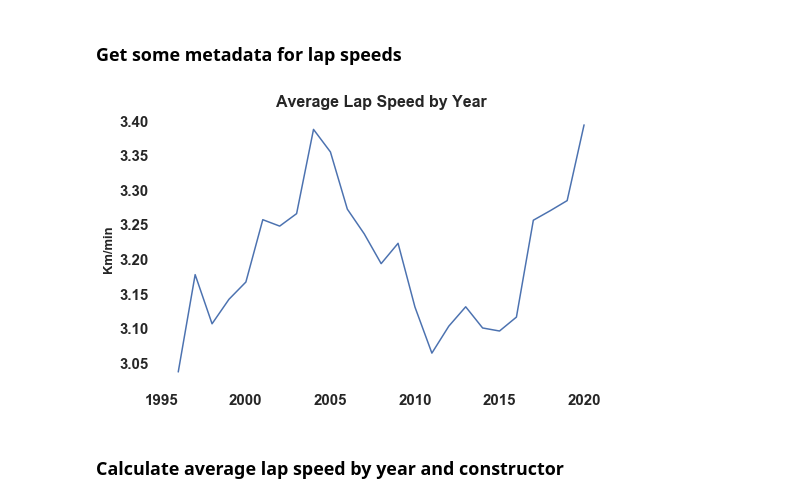
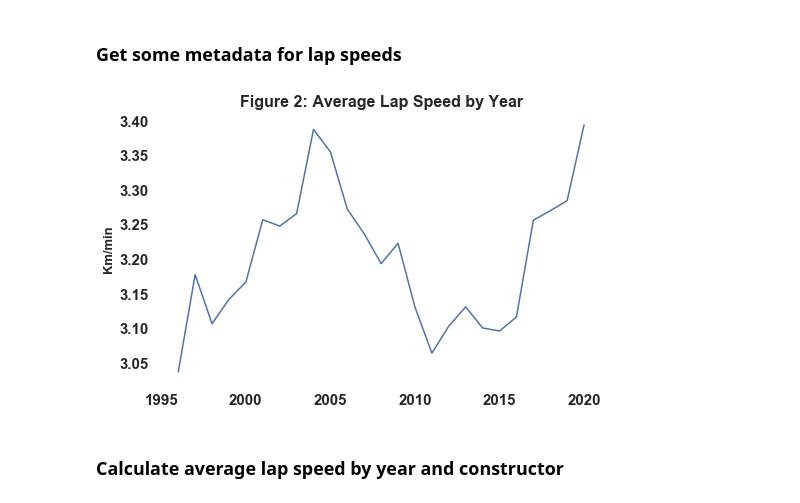
Before and after one commit to BiancaMT25/DataVizAssignment, a Jupyter notebook: Visualisation_1.ipynb, the cells around one changed output. Drawn from its saved outputs; the diff is of its cells as text; code cells hidden in the pictures.

```diff
--- a/Visualisation_1.ipynb
+++ b/Visualisation_1.ipynb
@@ -80,27 +78,27 @@ lap_stats = pd.DataFrame({'avg_km_min' : df.groupby(['year'])['km_per_min'].mean
 # %%
 sns.set(rc={'figure.figsize':(8,5)})
 sns.set(style="white")
 
 ax = sns.lineplot(x='year',
             y='avg_km_min',
             data=lap_stats)
 
-ax.set_title('Average Lap Speed by Year', fontsize=16, fontweight='bold')
+ax.set_title('Figure 2: Average Lap Speed by Year', fontsize=16, fontweight='bold')
 ax.set_ylabel('Km/min', fontsize=13, fontweight='bold')
 plt.xlabel('')
 
 for tick in ax.xaxis.get_major_ticks():
     tick.label.set_fontsize(15)
     tick.label.set_fontweight('bold')
 
 for tick in ax.yaxis.get_major_ticks():
     tick.label.set_fontsize(15)
     tick.label.set_fontweight('bold')
 
 
 sns.despine(left=True, bottom=True)
 # %% [output]
-[figure, old version]
+[figure, new version]
 # %% [markdown]
 ### Calculate average lap speed by year and constructor
 # %%
```
Also changed, not shown: parts of 1 cell of this notebook, 3 other files.
